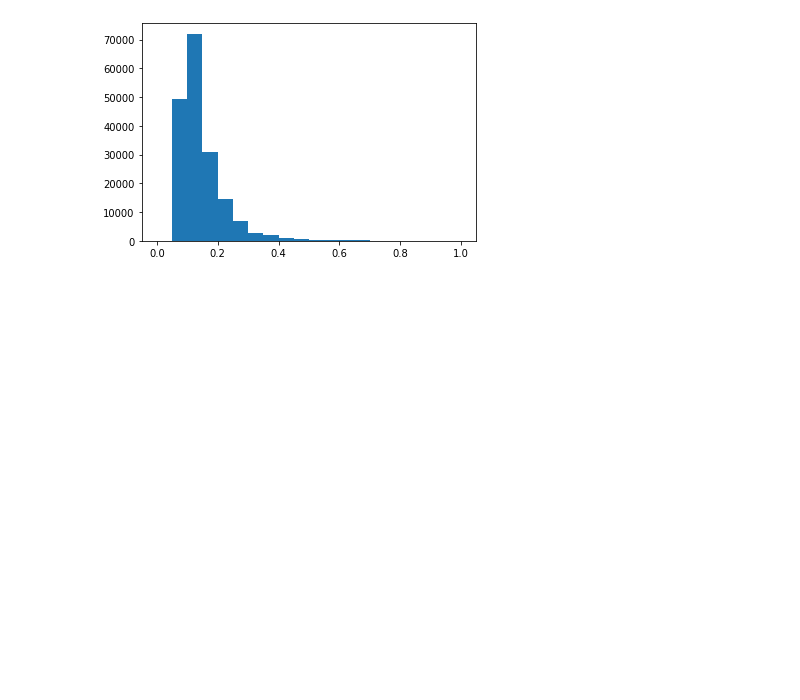
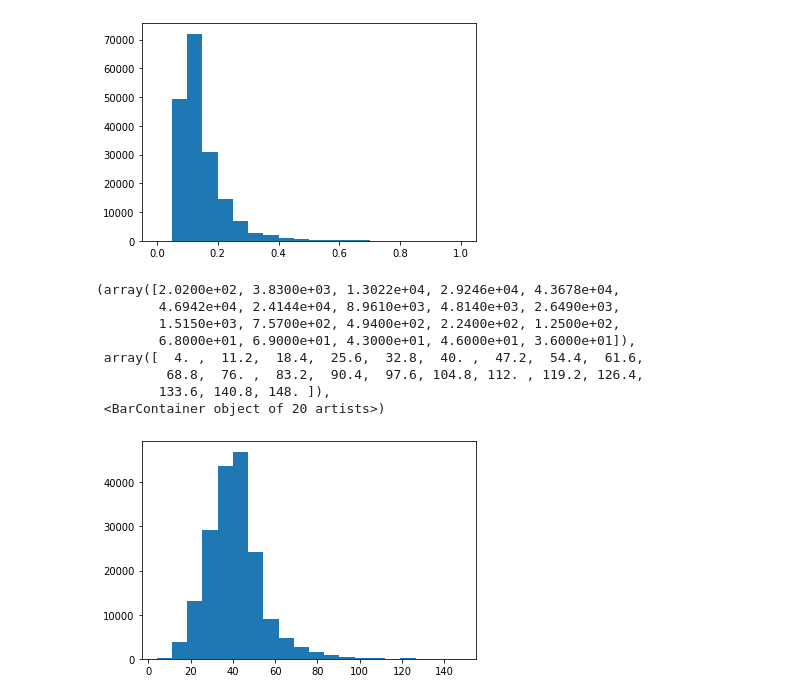
Before and after one commit to JIElite/Taiwan-house-pricing, a Jupyter notebook: notebook/Explore_Scaler.ipynb, the cells around one changed output. Saved outputs shown, nothing was run; the diff lists cells and outputs as text; code cells hidden in the pictures; blank space fills up the shorter version.

```diff
--- a/notebook/Explore_Scaler.ipynb
+++ b/notebook/Explore_Scaler.ipynb
@@ -203,3 +203,15 @@ plt.hist(max_abs_normalized_data, bins=20)
         1.00000000e+00]),
  <BarContainer object of 20 artists>)
 [figure]
+# %%
+plt.hist(df_future_['Transfer_Total_Ping'], bins=20)
+# %% [output]
+(array([2.0200e+02, 3.8300e+03, 1.3022e+04, 2.9246e+04, 4.3678e+04,
+        4.6942e+04, 2.4144e+04, 8.9610e+03, 4.8140e+03, 2.6490e+03,
+        1.5150e+03, 7.5700e+02, 4.9400e+02, 2.2400e+02, 1.2500e+02,
+        6.8000e+01, 6.9000e+01, 4.3000e+01, 4.6000e+01, 3.6000e+01]),
+ array([  4. ,  11.2,  18.4,  25.6,  32.8,  40. ,  47.2,  54.4,  61.6,
+         68.8,  76. ,  83.2,  90.4,  97.6, 104.8, 112. , 119.2, 126.4,
+        133.6, 140.8, 148. ]),
+ <BarContainer object of 20 artists>)
+[figure, added]
```
Also changed, not shown: parts of 3 cells of this notebook.
